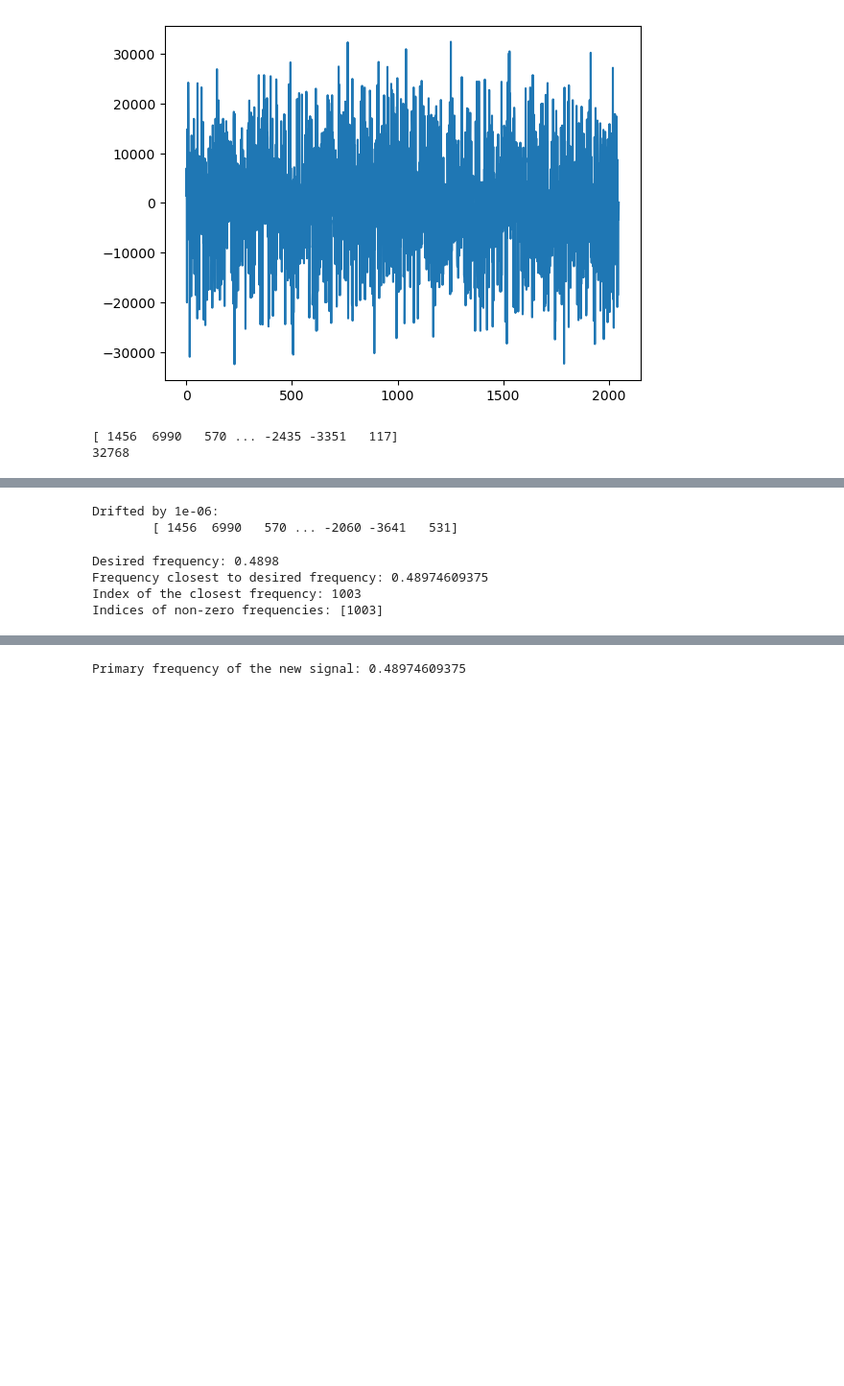
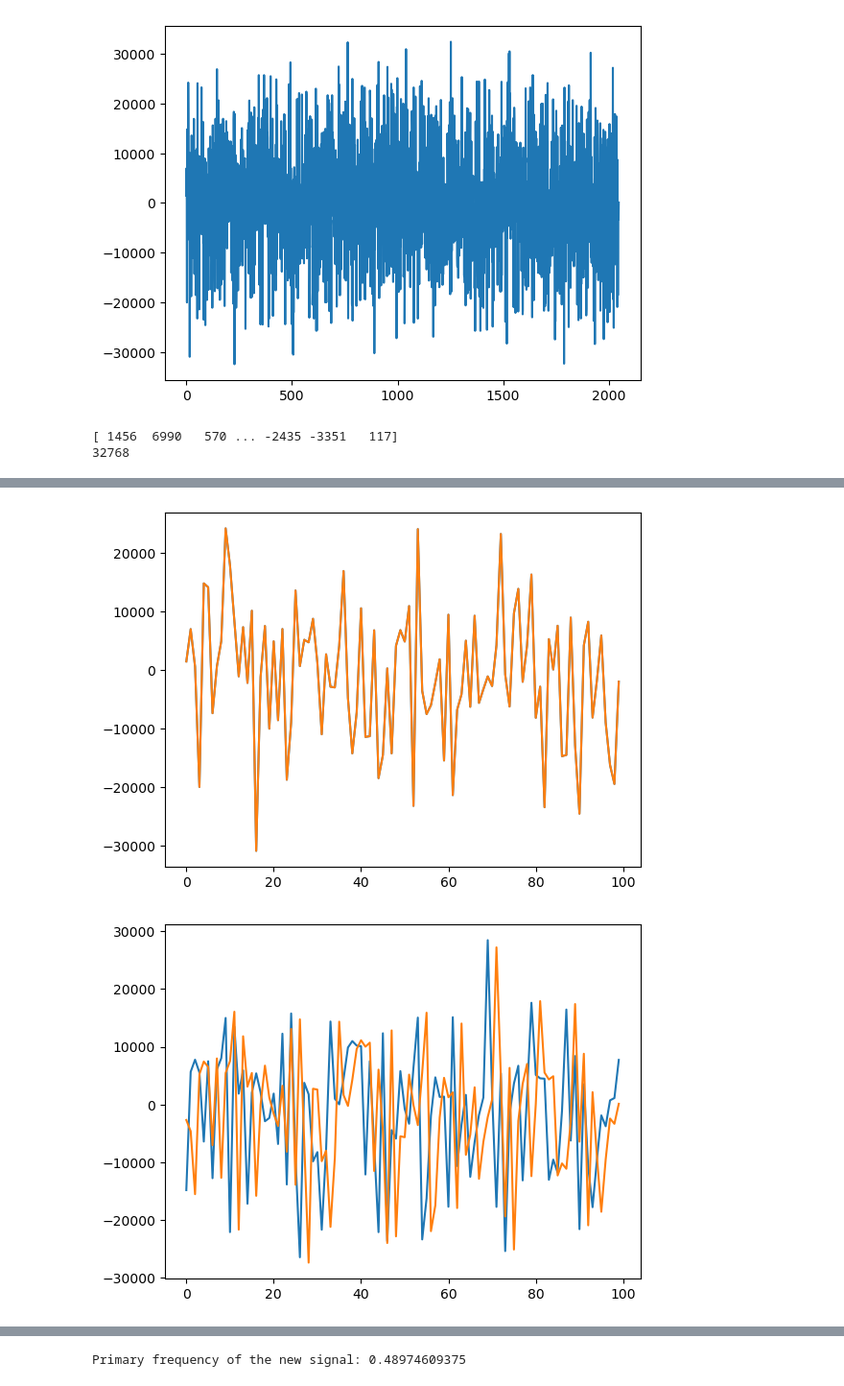
Before and after one commit to lusee-night/notebooks, a Jupyter notebook: calibrator/generate_signal.ipynb, the cells around one changed output, grey strips where cells are left out. Shown at 96% size. Saved outputs shown, nothing was run; the diff lists cells and outputs as text; code cells hidden in the pictures; blank space fills up the shorter version.

```diff
--- a/calibrator/generate_signal.ipynb
+++ b/calibrator/generate_signal.ipynb
@@ -66,7 +66,7 @@ Standard deviation of difference: 2.2939277124437528e-08
 # %%
 # part 1: function with adjustable clock drifts and Nx
 # same process, small tweaks to meet new goals
-def drifted_signal(clock_drift=0, nx=100000):  # for nx different than original Nx=16
+def drifted_signal(clock_drift=0, nx=500):  # for nx different than original Nx=16
     signal_drift = np.zeros(Ns * nx, dtype=complex)
     phi_shift = np.arange(Ns * nx) * 2 * np.pi / Ns
 
@@ -78,8 +78,6 @@ def drifted_signal(clock_drift=0, nx=100000):  # for nx different than original
 
 
 # adjust as necessary, can easily be changed to respond to user input rather than a manually set value
-drift = 1e-6
-print(f"Drifted by {drift}: \n\t{drifted_signal(drift, 16)}")
+
+signal_drifted = drifted_signal(2e-6)
+signal_not_drifted = drifted_signal(0)
-# %% [output]
-Drifted by 1e-06:
-        [ 1456  6990   570 ... -2060 -3641   531]
@@ -109,7 +84,12 @@ def isolate_frequency(f, signal):
-# %%
-isolated_signal = isolate_frequency(0.4898, wave)
-# %% [output]
-Desired frequency: 0.4898
-Frequency closest to desired frequency: 0.48974609375
-Index of the closest frequency: 1003
-Indices of non-zero frequencies: [1003]
+# %%
+plt.figure()
+plt.plot(signal_drifted[:100])
+plt.plot(signal_not_drifted[:100])
+plt.show()
+plt.figure()
+plt.plot(signal_drifted[-100:])
+plt.plot(signal_not_drifted[-100:])
+plt.show()
+# %% [output]
+[figure, added]
+[figure, added]
```
Also changed, not shown: parts of 6 cells of this notebook.
